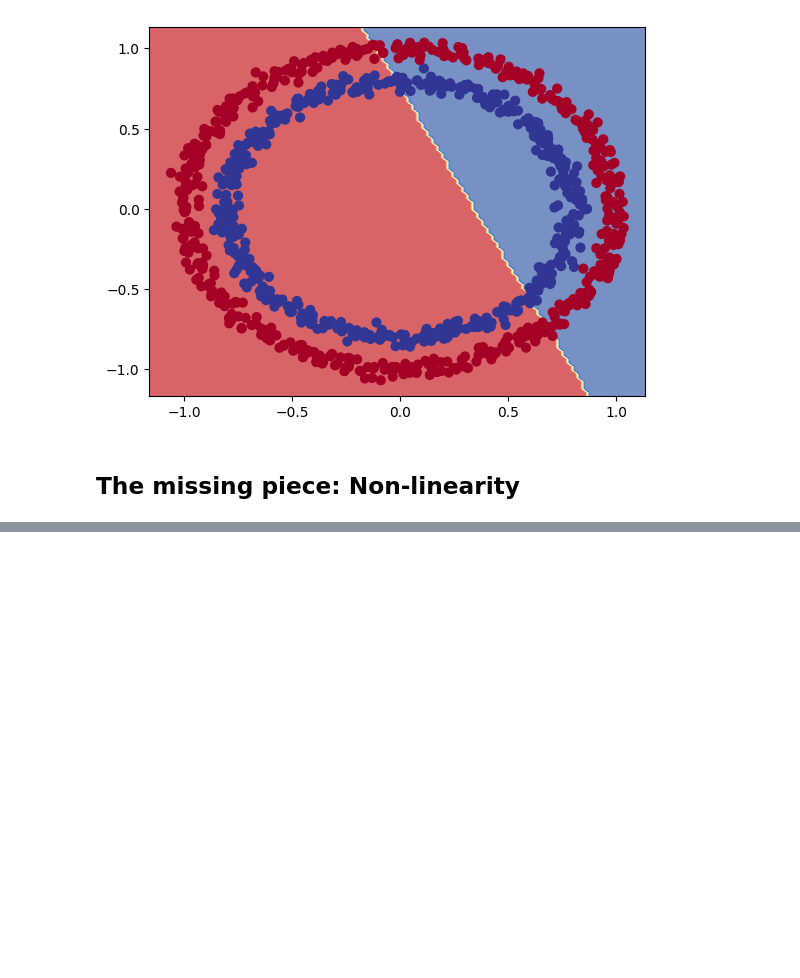
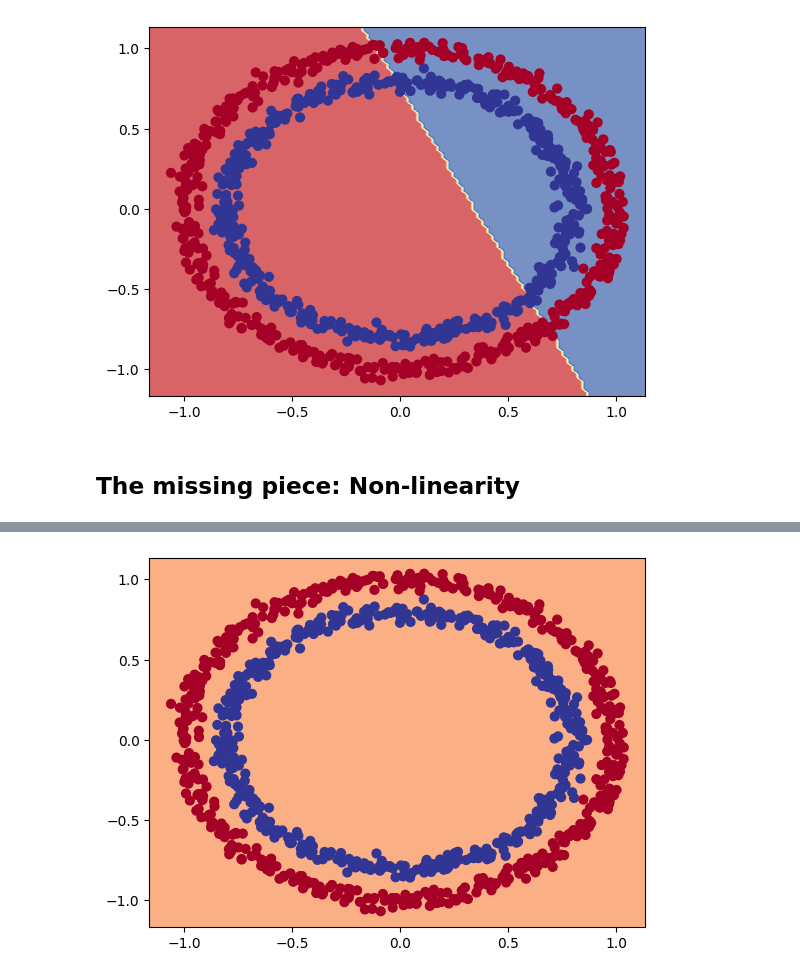
Before and after one commit to Amir-ali-anwar/AI-Learning, a Jupyter notebook: TensorFlow/01_tensorflow_basics/02_neural_network_classification_in_tensorflow.ipynb, the cells around one changed output, grey strips where cells are left out. Cells and saved outputs as stored; diff of their text form; code cells hidden in the pictures; blank space fills up the shorter version.

```diff
--- a/TensorFlow/01_tensorflow_basics/02_neural_network_classification_in_tensorflow.ipynb
+++ b/TensorFlow/01_tensorflow_basics/02_neural_network_classification_in_tensorflow.ipynb
@@ -349,0 +435,3 @@ plt.scatter(x[:,0], x[:,1] ,c=y , cmap=plt.cm.RdYlBu)
+# %%
+plot_decision_boundary(model_5, x, y)
+# %% [output]
@@ -349,0 +440 @@ plt.scatter(x[:,0], x[:,1] ,c=y , cmap=plt.cm.RdYlBu)
+[figure, added]
```
Also changed, not shown: parts of 24 cells of this notebook.
